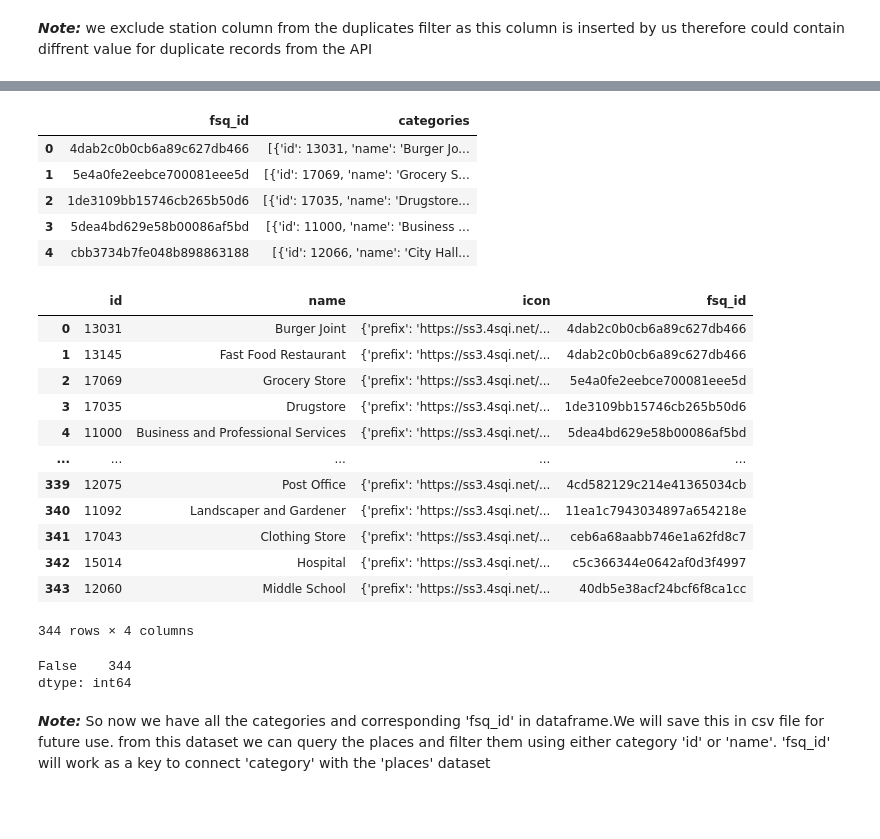
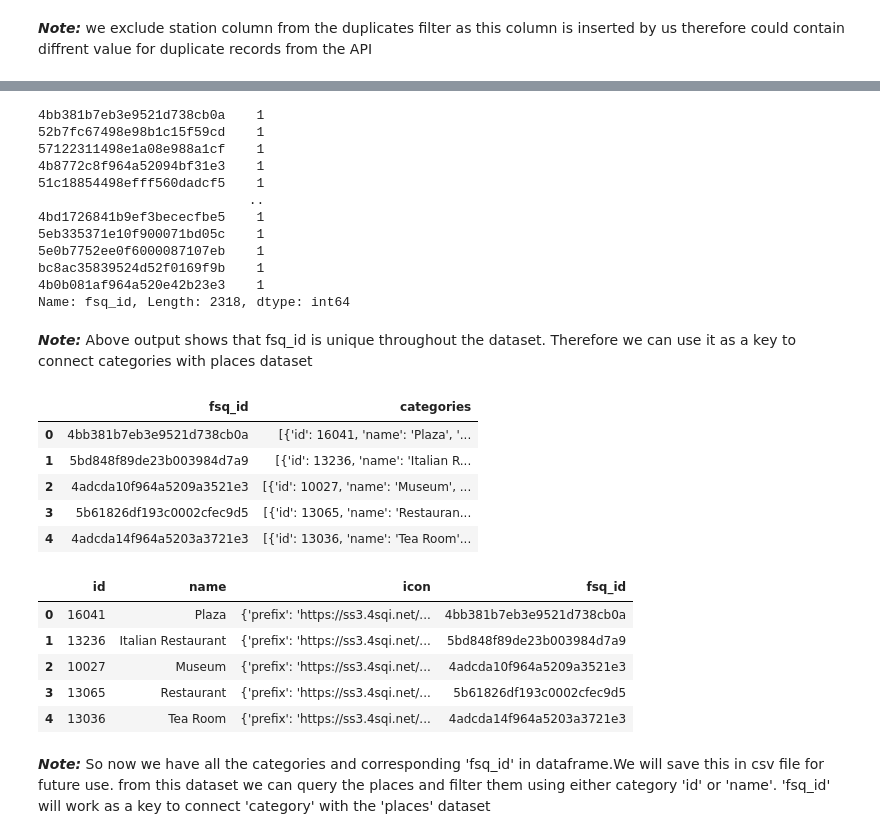
Before and after one commit to monikarkashyap/LHL_Statistical_Project2, a Jupyter notebook: notebooks/yelp_foursquare_EDA.ipynb, the cells around one changed output, grey strips where cells are left out. Drawn from its saved outputs; the diff is of its cells as text; code cells hidden in the pictures; blank space fills up the shorter version.

```diff
--- a/notebooks/yelp_foursquare_EDA.ipynb
+++ b/notebooks/yelp_foursquare_EDA.ipynb
@@ -115 +109,7 @@ Index(['fsq_id', 'categories', 'description', 'link', 'name', 'popularity',
+# %%
+places.drop(['geocodes.roof.latitude','geocodes.roof.longitude',
+             'geocodes.drop_off.latitude', 'geocodes.drop_off.longitude',
+             'geocodes.front_door.latitude', 'geocodes.front_door.longitude'], axis=1,inplace=True)
+# %%
+places.rename(columns={'geocodes.main.latitude':'latitude','geocodes.main.longitude':'longitude'},inplace=True)
 # %%
@@ -152,2 +157,2 @@ Name: store_id, dtype: int64
 # %%
-places.drop(['store_id'], axis=1,inplace=True)
+places['price'].fillna(0,inplace=True)
@@ -158,37 +180,50 @@ places.shape
+# %%
+places['fsq_id'].value_counts() # counts the unique values in a column and group it
+# %% [output]
+4bb381b7eb3e9521d738cb0a    1
+52b7fc67498e98b1c15f59cd    1
+57122311498e1a08e988a1cf    1
+4b8772c8f964a52094bf31e3    1
+51c18854498efff560dadcf5    1
+                           ..
+4bd1726841b9ef3bececfbe5    1
+5eb335371e10f900071bd05c    1
+5e0b7752ee0f6000087107eb    1
+bc8ac35839524d52f0169f9b    1
+4b0b081af964a520e42b23e3    1
+Name: fsq_id, Length: 2318, dtype: int64
+# %% [markdown]
+***Note:*** Above output shows that fsq_id is unique throughout the dataset. Therefore we can use it as a key to connect categories with places dataset
 # %%
-fsq_category=places[['fsq_id','categories']]
+fsq_category=places[['fsq_id','categories']].copy()
 fsq_category.head()
 # %% [output]
 |  | fsq_id | categories |
-| 0 | 4dab2c0b0cb6a89c627db466 | [{'id': 13031, 'name': 'Burger Jo... |
-| 1 | 5e4a0fe2eebce700081eee5d | [{'id': 17069, 'name': 'Grocery S... |
-| 2 | 1de3109bb15746cb265b50d6 | [{'id': 17035, 'name': 'Drugstore... |
-| 3 | 5dea4bd629e58b00086af5bd | [{'id': 11000, 'name': 'Business ... |
-| 4 | cbb3734b7fe048b898863188 | [{'id': 12066, 'name': 'City Hall... |
+| 0 | 4bb381b7eb3e9521d738cb0a | [{'id': 16041, 'name': 'Plaza', '... |
+| 1 | 5bd848f89de23b003984d7a9 | [{'id': 13236, 'name': 'Italian R... |
+| 2 | 4adcda10f964a5209a3521e3 | [{'id': 10027, 'name': 'Museum', ... |
+| 3 | 5b61826df193c0002cfec9d5 | [{'id': 13065, 'name': 'Restauran... |
+| 4 | 4adcda14f964a5203a3721e3 | [{'id': 13036, 'name': 'Tea Room'... |
 # %%
 def dict_list_to_df(dff,col,id_col):
+    '''
+        Function to convert the list of categories into a Dataframe
+    '''
     rows = []
     for index, row in dff[col].iteritems():
         for item in list(eval((row))):
             item[id_col]=dff[id_col][index]
             rows.append(item)
     df = pd.DataFrame(rows)
     return df
 
 fsq_category_df = dict_list_to_df(fsq_category,'categories','fsq_id')
-fsq_category_df
+fsq_category_df.head()
 # %% [output]
 |  | id | name | icon | fsq_id |
-| 0 | 13031 | Burger Joint | {'prefix': 'https://ss3.4sqi.net/... | 4dab2c0b0cb6a89c627db466 |
-| 1 | 13145 | Fast Food Restaurant | {'prefix': 'https://ss3.4sqi.net/... | 4dab2c0b0cb6a89c627db466 |
-| 2 | 17069 | Grocery Store | {'prefix': 'https://ss3.4sqi.net/... | 5e4a0fe2eebce700081eee5d |
-| 3 | 17035 | Drugstore | {'prefix': 'https://ss3.4sqi.net/... | 1de3109bb15746cb265b50d6 |
-| 4 | 11000 | Business and Professional Services | {'prefix': 'https://ss3.4sqi.net/... | 5dea4bd629e58b00086af5bd |
-| ... | ... | ... | ... | ... |
-| 339 | 12075 | Post Office | {'prefix': 'https://ss3.4sqi.net/... | 4cd582129c214e41365034cb |
-| 340 | 11092 | Landscaper and Gardener | {'prefix': 'https://ss3.4sqi.net/... | 11ea1c7943034897a654218e |
-| 341 | 17043 | Clothing Store | {'prefix': 'https://ss3.4sqi.net/... | ceb6a68aabb746e1a62fd8c7 |
-| 342 | 15014 | Hospital | {'prefix': 'https://ss3.4sqi.net/... | c5c366344e0642af0d3f4997 |
-| 343 | 12060 | Middle School | {'prefix': 'https://ss3.4sqi.net/... | 40db5e38acf24bcf6f8ca1cc |
+| 0 | 16041 | Plaza | {'prefix': 'https://ss3.4sqi.net/... | 4bb381b7eb3e9521d738cb0a |
+| 1 | 13236 | Italian Restaurant | {'prefix': 'https://ss3.4sqi.net/... | 5bd848f89de23b003984d7a9 |
+| 2 | 10027 | Museum | {'prefix': 'https://ss3.4sqi.net/... | 4adcda10f964a5209a3521e3 |
+| 3 | 13065 | Restaurant | {'prefix': 'https://ss3.4sqi.net/... | 5b61826df193c0002cfec9d5 |
+| 4 | 13036 | Tea Room | {'prefix': 'https://ss3.4sqi.net/... | 4adcda14f964a5203a3721e3 |
-344 rows × 4 columns
 # %%
@@ -196,5 +230,0 @@ fsq_category_df.drop(['icon'],axis=1,inplace=True)
-# %%
-fsq_category_df.duplicated(subset=['id','name','fsq_id']).value_counts(dropna=False)
-# %% [output]
-False    344
-dtype: int64
```
Also changed, not shown: parts of 95 cells of this notebook.
